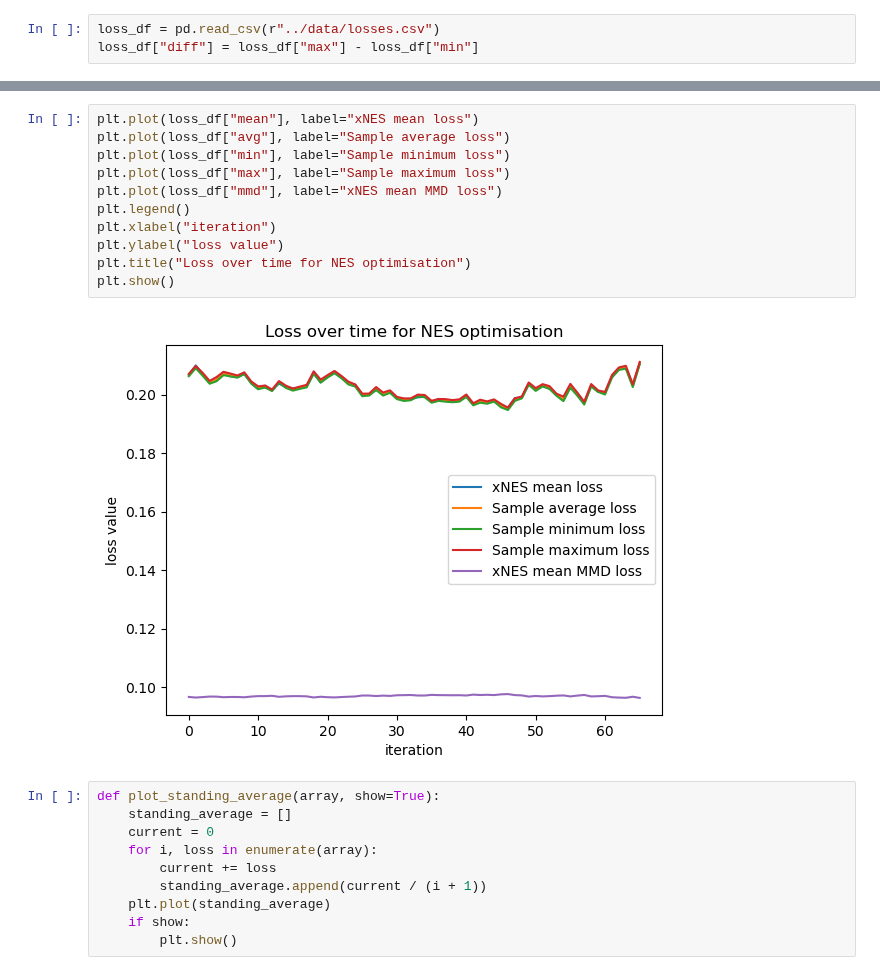
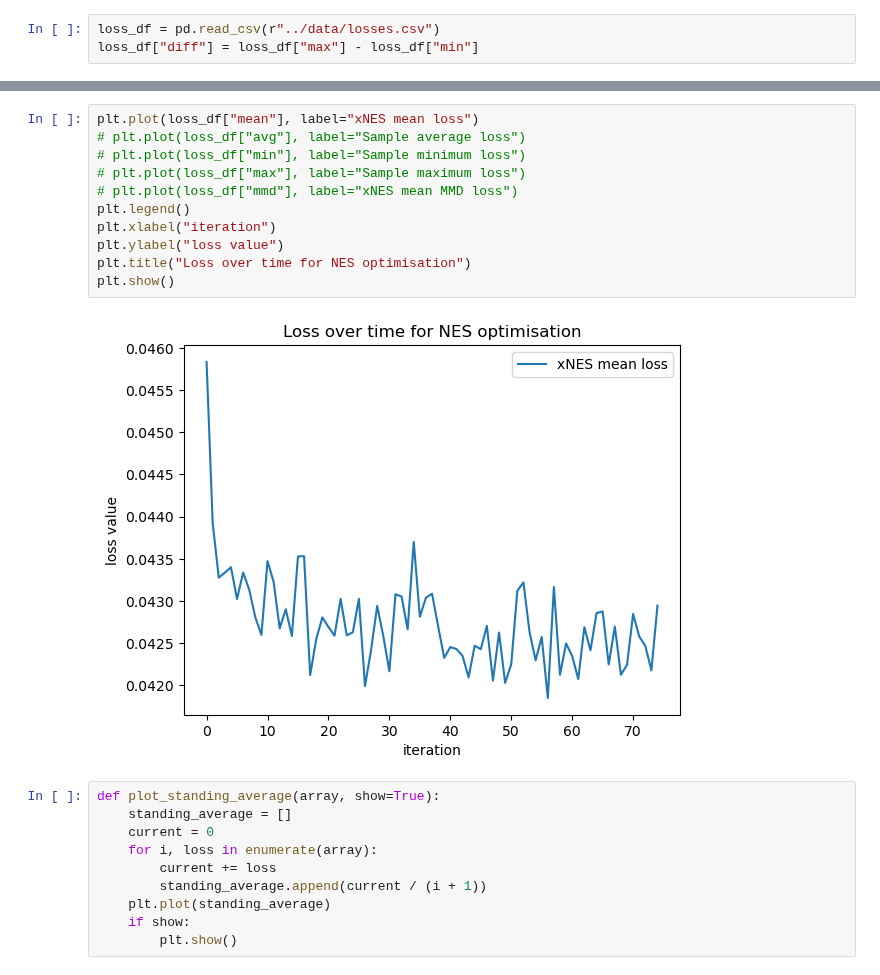
Before and after one commit to paopaoch/Mouse-V1, a Jupyter notebook: utils/nes_loss_plots.ipynb, the cells around one changed output, grey strips where cells are left out. Saved outputs shown, nothing was run; the diff lists cells and outputs as text.

```diff
--- a/utils/nes_loss_plots.ipynb
+++ b/utils/nes_loss_plots.ipynb
@@ -63,16 +63,16 @@ plt.show()
 # %%
 plt.plot(loss_df["mean"], label="xNES mean loss")
-plt.plot(loss_df["avg"], label="Sample average loss")
-plt.plot(loss_df["min"], label="Sample minimum loss")
-plt.plot(loss_df["max"], label="Sample maximum loss")
-plt.plot(loss_df["mmd"], label="xNES mean MMD loss")
+# plt.plot(loss_df["avg"], label="Sample average loss")
+# plt.plot(loss_df["min"], label="Sample minimum loss")
+# plt.plot(loss_df["max"], label="Sample maximum loss")
+# plt.plot(loss_df["mmd"], label="xNES mean MMD loss")
 plt.legend()
 plt.xlabel("iteration")
 plt.ylabel("loss value")
 plt.title("Loss over time for NES optimisation")
 plt.show()
 # %% [output]
-[figure, old version]
+[figure, new version]
 # %%
 def plot_standing_average(array, show=True):
     standing_average = []
```
Also changed, not shown: parts of 5 cells of this notebook, 5 other files.
